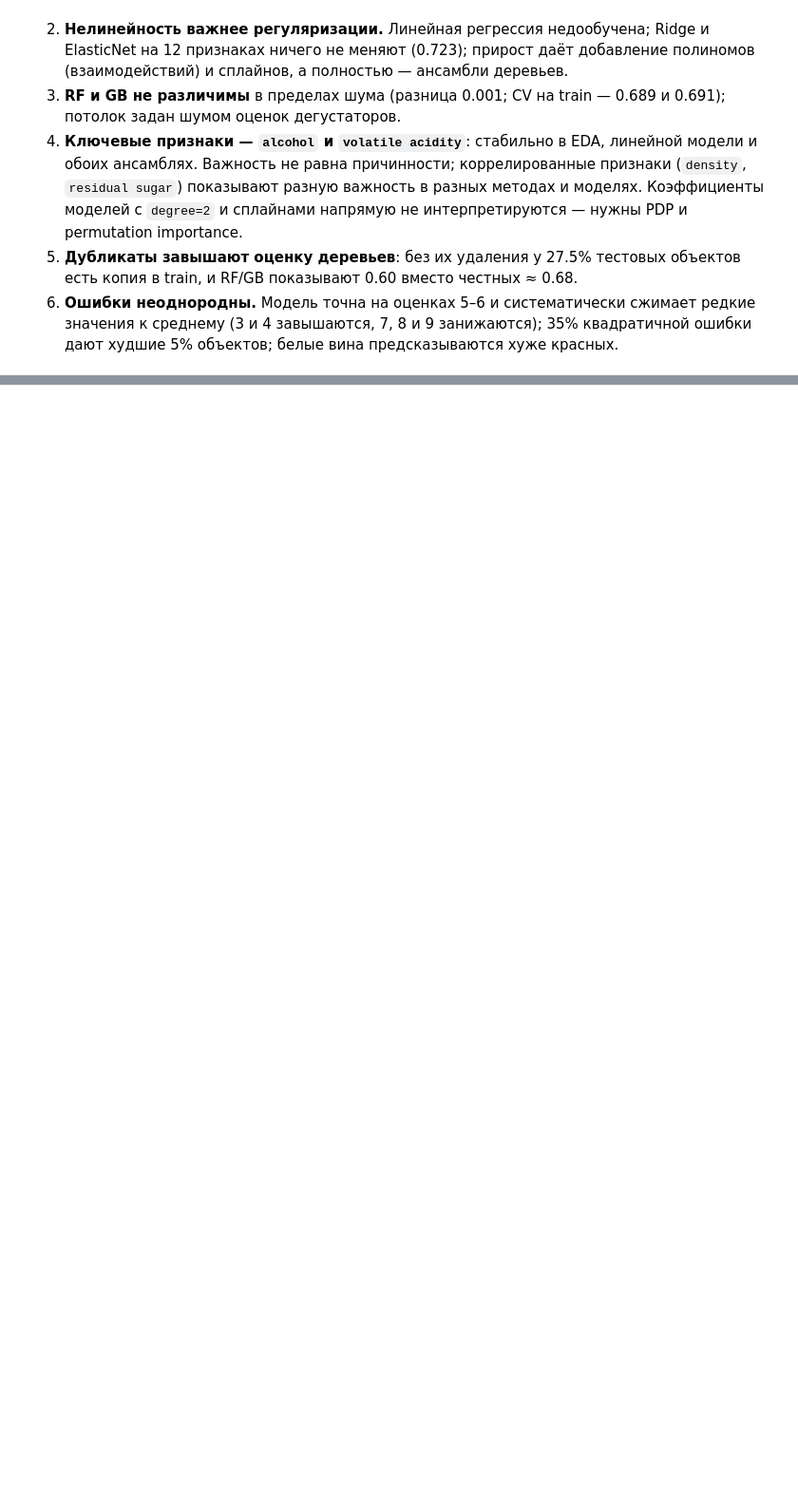
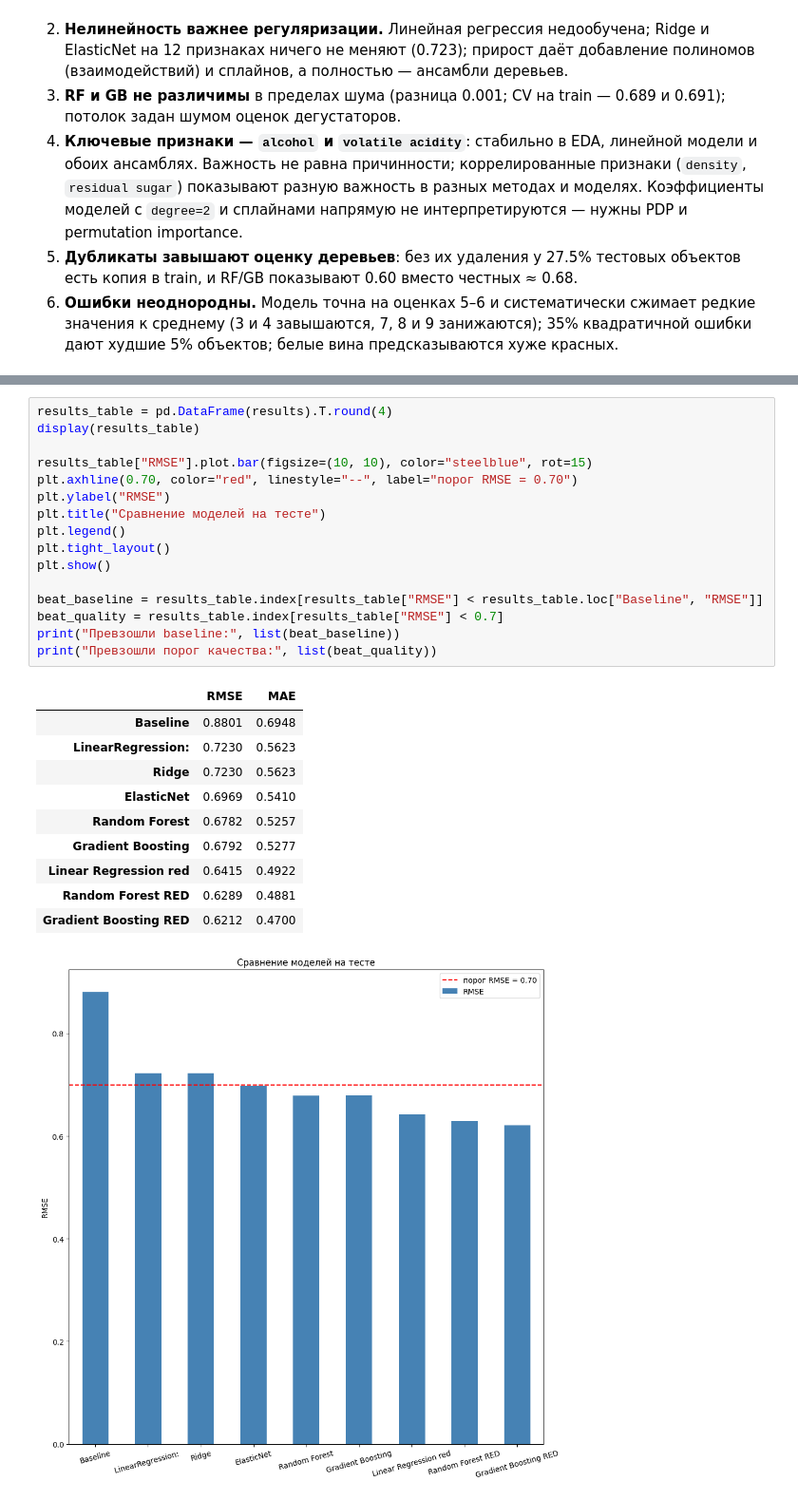
Before and after one commit to dalginichev1/ml_course_mai, a Jupyter notebook: regression/lab1.ipynb, the cells around one changed output, grey strips where cells are left out. Shown at 95% size. Cells and saved outputs as stored; diff of their text form; blank space fills up the shorter version.

```diff
--- a/regression/lab1.ipynb
+++ b/regression/lab1.ipynb
@@ -835,0 +948,28 @@ MAE по типу вина: {0: 0.451, 1: 0.551} (0 — красное, 1 — б
+# %%
+results_table = pd.DataFrame(results).T.round(4)
+display(results_table)
+
+results_table["RMSE"].plot.bar(figsize=(10, 10), color="steelblue", rot=15)
+plt.axhline(0.70, color="red", linestyle="--", label="порог RMSE = 0.70")
+plt.ylabel("RMSE")
+plt.title("Сравнение моделей на тесте")
+plt.legend()
+plt.tight_layout()
+plt.show()
+
+beat_baseline = results_table.index[results_table["RMSE"] < results_table.loc["Baseline", "RMSE"]]
+beat_quality = results_table.index[results_table["RMSE"] < 0.7]
+print("Превзошли baseline:", list(beat_baseline))
+print("Превзошли порог качества:", list(beat_quality))
+# %% [output]
+|  | RMSE | MAE |
+| Baseline | 0.8801 | 0.6948 |
+| LinearRegression: | 0.7230 | 0.5623 |
+| Ridge | 0.7230 | 0.5623 |
+| ElasticNet | 0.6969 | 0.5410 |
+| Random Forest | 0.6782 | 0.5257 |
+| Gradient Boosting | 0.6792 | 0.5277 |
+| Linear Regression red | 0.6415 | 0.4922 |
+| Random Forest RED | 0.6289 | 0.4881 |
+| Gradient Boosting RED | 0.6212 | 0.4700 |
+[figure, added]
```
Also changed, not shown: parts of 12 cells of this notebook.
